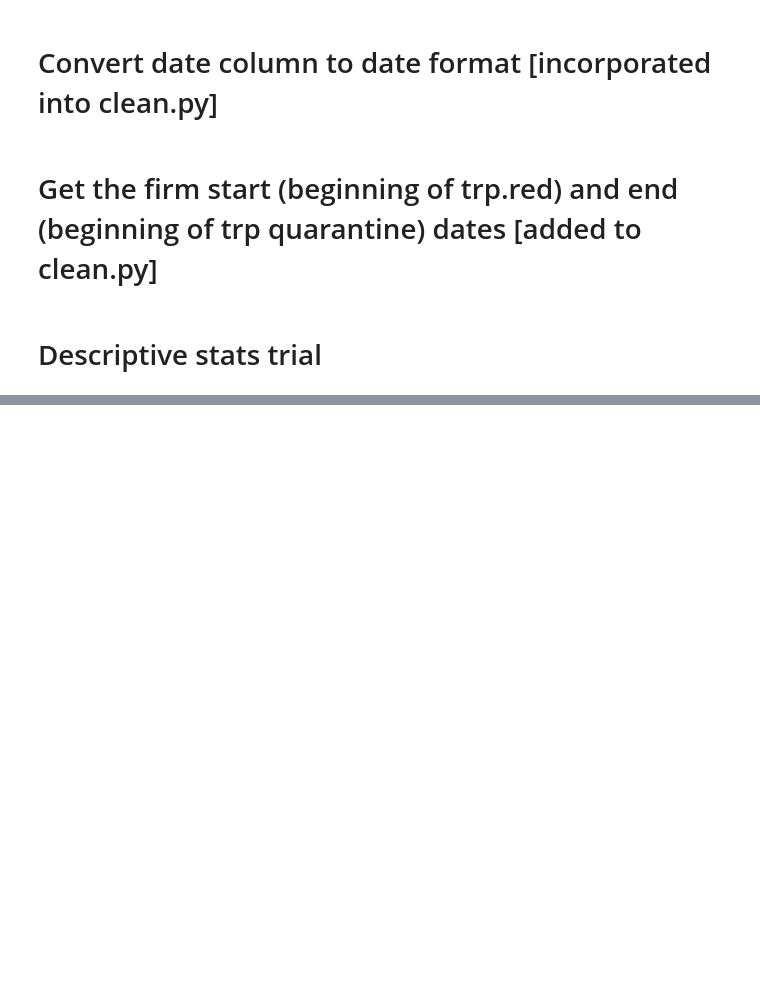
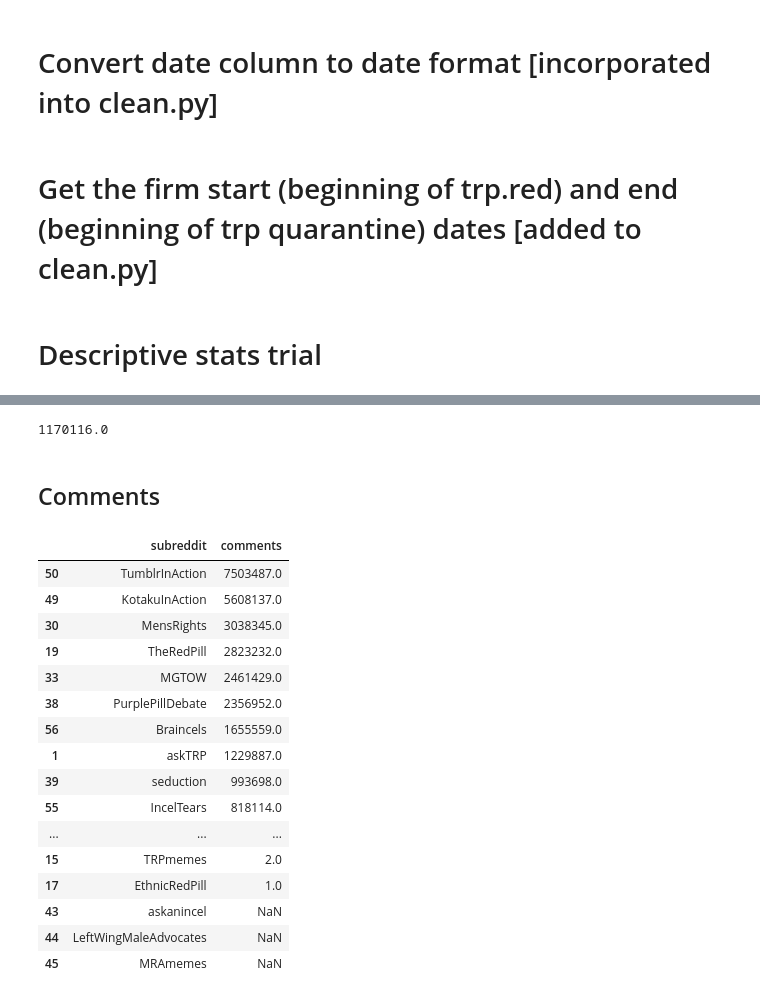
Before and after one commit to mh0409/trpred, a Jupyter notebook: sandbox_processing2.ipynb, the cells around one changed output, grey strips where cells are left out. Drawn from its saved outputs; the diff is of its cells as text; code cells hidden in the pictures; blank space fills up the shorter version.

```diff
--- a/sandbox_processing2.ipynb
+++ b/sandbox_processing2.ipynb
@@ -350,0 +811,5 @@ df_comms = pd.read_csv(file_comms)
+# %%
+# Check total
+df_subred_posts.posts.sum()
+# %% [output]
+1170116.0
@@ -350,0 +819,57 @@ df_comms = pd.read_csv(file_comms)
+# %% [markdown]
+## Comments
+# %%
+# Get count of comments per subreddit above
+subred_comments = {}
+
+# Get number of comments in all time (sanity check)
+for s in all_subred:
+    url = "https://api.pushshift.io/reddit/search/comment/"
+    queries = {"subreddit": s,\
+                "size": 0,\
+                "aggs" : "subreddit",\
+                "after": start,\
+                "before": end}
+
+
+     queries = {"subreddit": s,\
+                "size": 0,\
+                "aggs" : "subreddit",\
+                "after": start,\
+                "before": end}
+
+    r = requests.get(url, params = queries)
+
+
+    # Get count (sanity check)
+    try:
+        count_comments = r.json()["aggs"]["subreddit"][0]["doc_count"]
+    except:
+        count_comments = np.nan
+
+    subred_comments[s] = count_comments
+# %%
+subred_comments
+df_subred_comments = pd.DataFrame.from_dict(subred_comments, orient = "index", columns = ["comments"])
+df_subred_comments.index.name = 'subreddit'
+df_subred_comments.reset_index(inplace=True)
+# %%
+df_subred_comments.sort_values(by = 'comments', ascending = False)
+# %% [output]
+|  | subreddit | comments |
+| 50 | TumblrInAction | 7503487.0 |
+| 49 | KotakuInAction | 5608137.0 |
+| 30 | MensRights | 3038345.0 |
+| 19 | TheRedPill | 2823232.0 |
+| 33 | MGTOW | 2461429.0 |
+| 38 | PurplePillDebate | 2356952.0 |
+| 56 | Braincels | 1655559.0 |
+| 1 | askTRP | 1229887.0 |
+| 39 | seduction | 993698.0 |
+| 55 | IncelTears | 818114.0 |
+| ... | ... | ... |
+| 15 | TRPmemes | 2.0 |
+| 17 | EthnicRedPill | 1.0 |
+| 43 | askanincel | NaN |
+| 44 | LeftWingMaleAdvocates | NaN |
+| 45 | MRAmemes | NaN |
```
Also changed, not shown: parts of 91 cells of this notebook, 15 other files.
